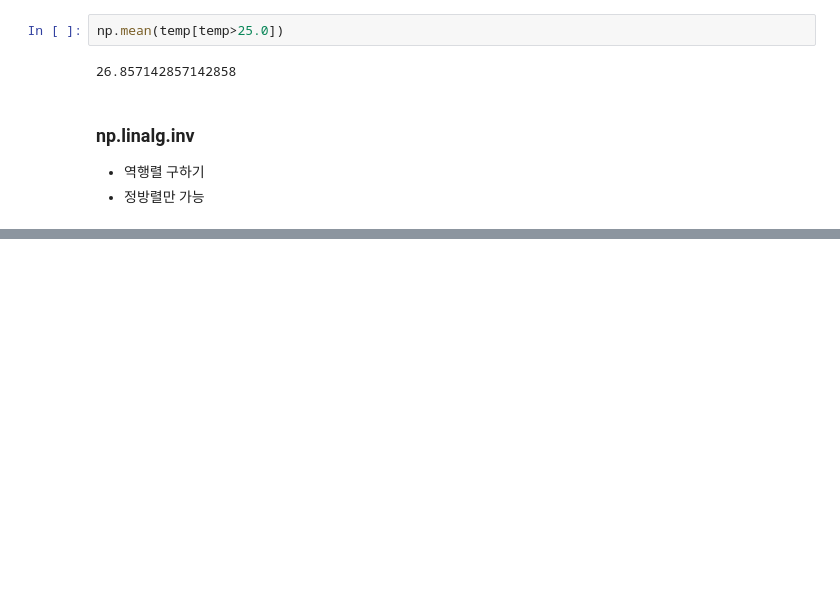
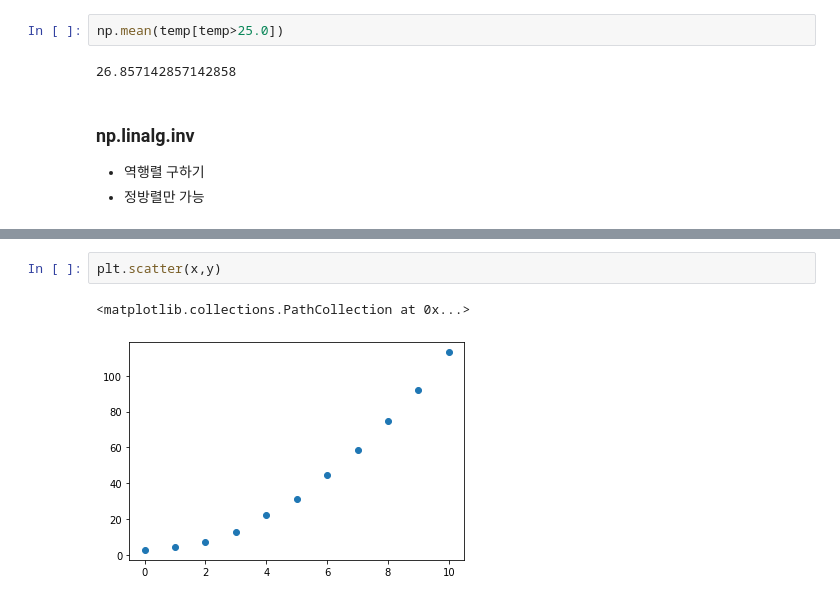
Before and after one commit to devJJinho/FastCampus_-, a Jupyter notebook: 03. 데이터 처리를 위한 Python (Numpy)/Chapter 01. ndarray .ipynb, the cells around one changed output, grey strips where cells are left out. Saved outputs shown, nothing was run; the diff lists cells and outputs as text; blank space fills up the shorter version.

```diff
--- a/03. 데이터 처리를 위한 Python (Numpy)/Chapter 01. ndarray .ipynb
+++ b/03. 데이터 처리를 위한 Python (Numpy)/Chapter 01. ndarray .ipynb
@@ -442,0 +512,5 @@ np.mean(temp[temp>25.0])
+# %%
+plt.scatter(x,y)
+# %% [output]
+<matplotlib.collections.PathCollection at 0x...>
+[figure, added]
```
Also changed, not shown: parts of 23 cells of this notebook, 26 other files.
